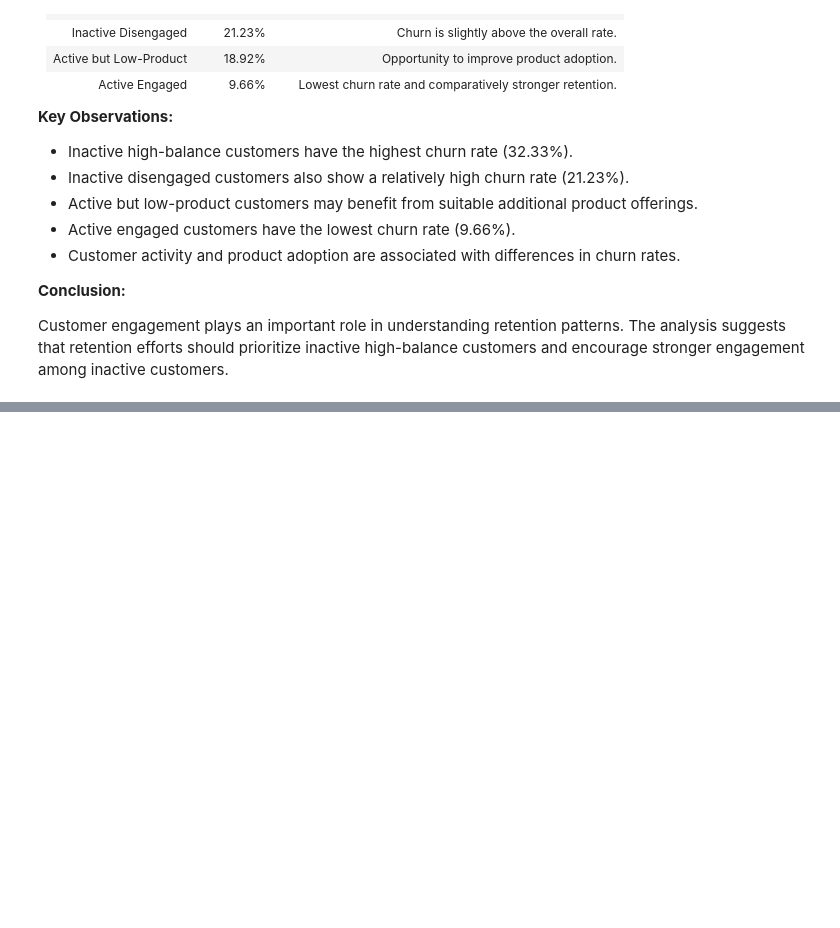
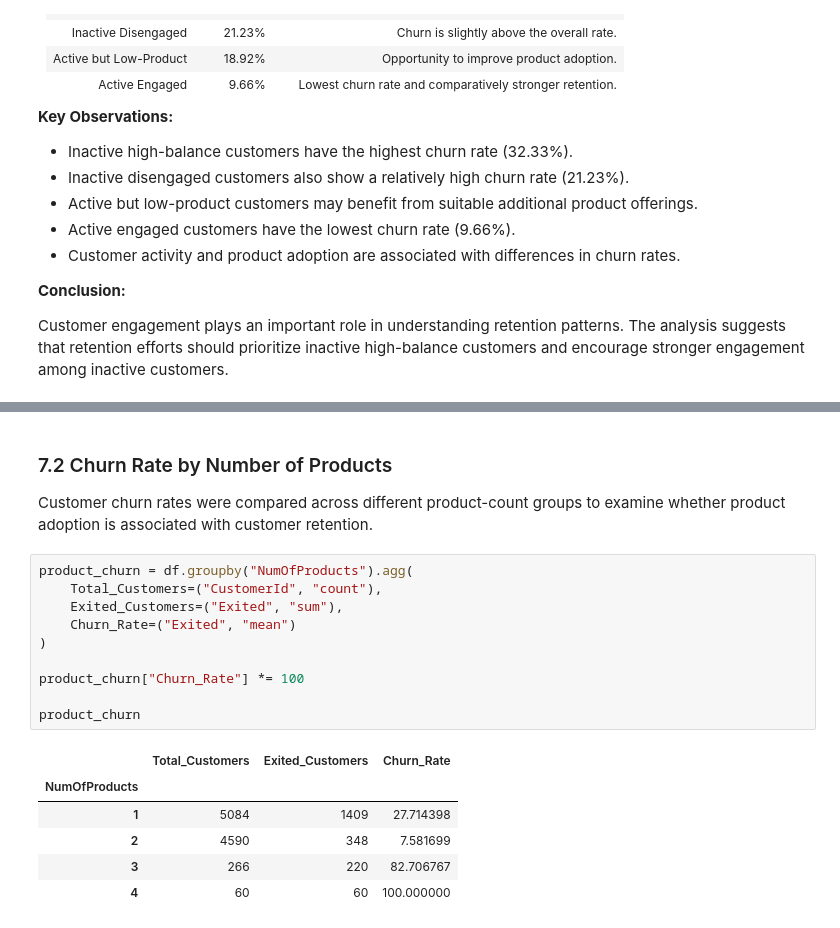
Before and after one commit to Dvnsh-coder/Customer-retention-analysis, a Jupyter notebook: notebooks/01_data_understanding.ipynb, the cells around one changed output, grey strips where cells are left out. Drawn from its saved outputs; the diff is of its cells as text; blank space fills up the shorter version.

```diff
--- a/notebooks/01_data_understanding.ipynb
+++ b/notebooks/01_data_understanding.ipynb
@@ -915,0 +943,21 @@ Customer engagement plays an important role in understanding retention patterns.
+# %% [markdown]
+### 7.2 Churn Rate by Number of Products
+
+Customer churn rates were compared across different product-count groups to examine whether product adoption is associated with customer retention.
+# %%
+product_churn = df.groupby("NumOfProducts").agg(
+    Total_Customers=("CustomerId", "count"),
+    Exited_Customers=("Exited", "sum"),
+    Churn_Rate=("Exited", "mean")
+)
+
+product_churn["Churn_Rate"] *= 100
+
+product_churn
+# %% [output]
+|  | Total_Customers | Exited_Customers | Churn_Rate |
+| NumOfProducts |  |  |  |
+| 1 | 5084 | 1409 | 27.714398 |
+| 2 | 4590 | 348 | 7.581699 |
+| 3 | 266 | 220 | 82.706767 |
+| 4 | 60 | 60 | 100.000000 |
```
Also changed, not shown: parts of 12 cells of this notebook.
